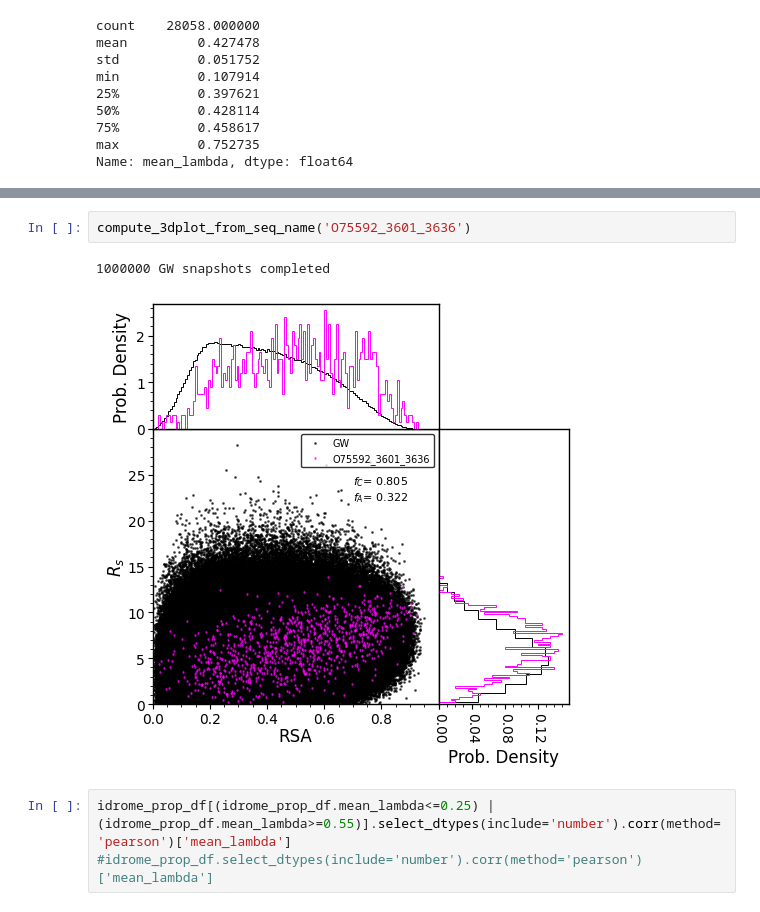
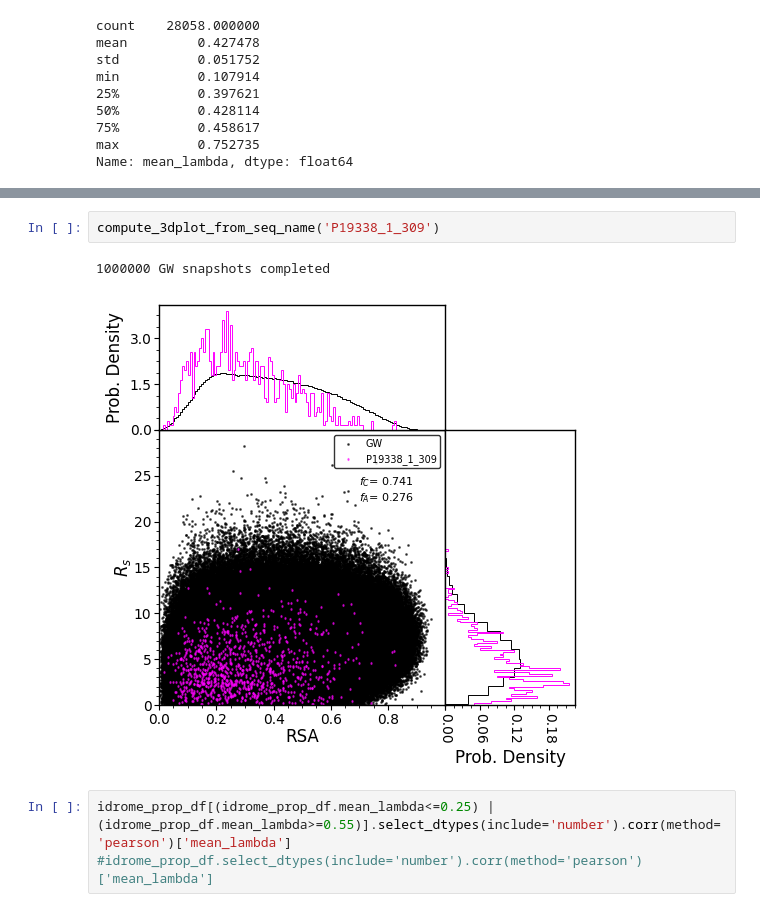
Before and after one commit to hshadman/larsen_paper_IDR_properties, a Jupyter notebook: IDROME-investigate_properties.ipynb, the cells around one changed output, grey strips where cells are left out. Cells and saved outputs as stored; diff of their text form.

```diff
--- a/IDROME-investigate_properties.ipynb
+++ b/IDROME-investigate_properties.ipynb
@@ -588,8 +588,8 @@ compute_3dplot_from_seq_name('O95376_1_53')
 # %%
-compute_3dplot_from_seq_name('O75592_3601_3636')
+compute_3dplot_from_seq_name('P19338_1_309')
 # %% [output]
 1000000 GW snapshots completed
-[figure, old version]
+[figure, new version]
 # %%
 idrome_prop_df[(idrome_prop_df.mean_lambda<=0.25) | (idrome_prop_df.mean_lambda>=0.55)].select_dtypes(include='number').corr(method='pearson')['mean_lambda']
 #idrome_prop_df.select_dtypes(include='number').corr(method='pearson')['mean_lambda']
```
Also changed, not shown: parts of 3 cells of this notebook, 1 other file.
